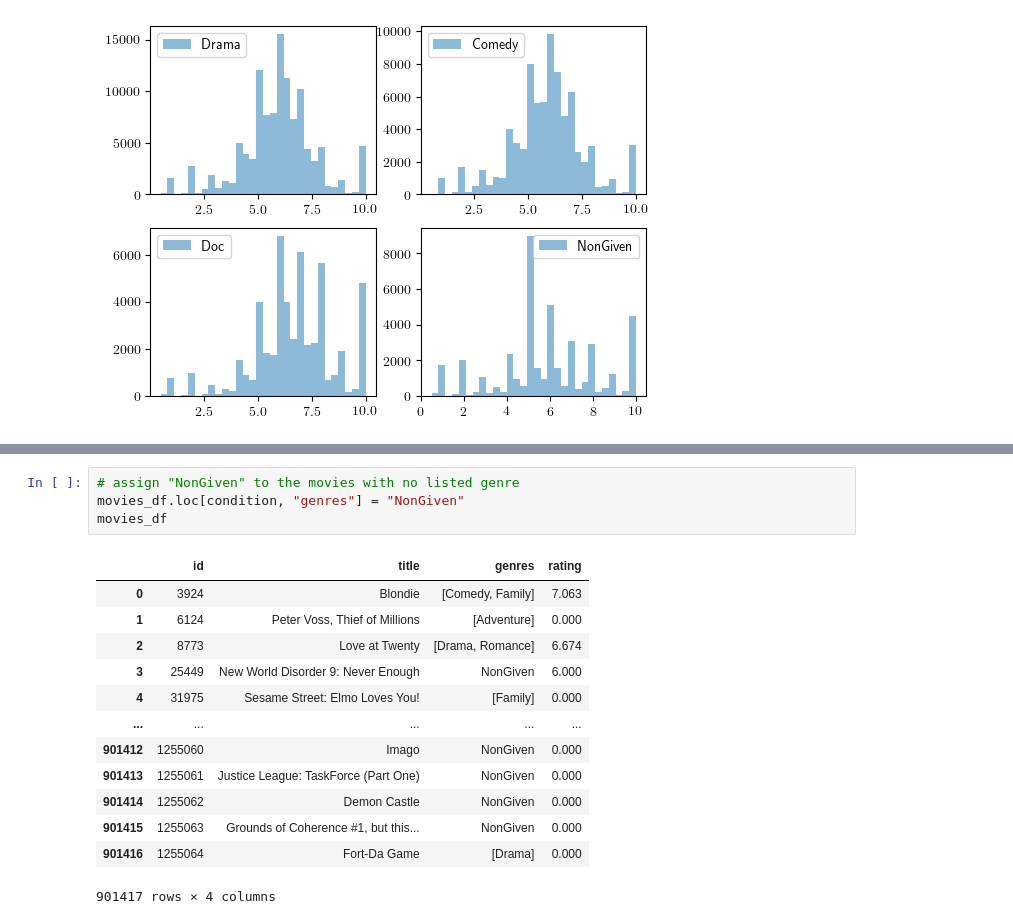
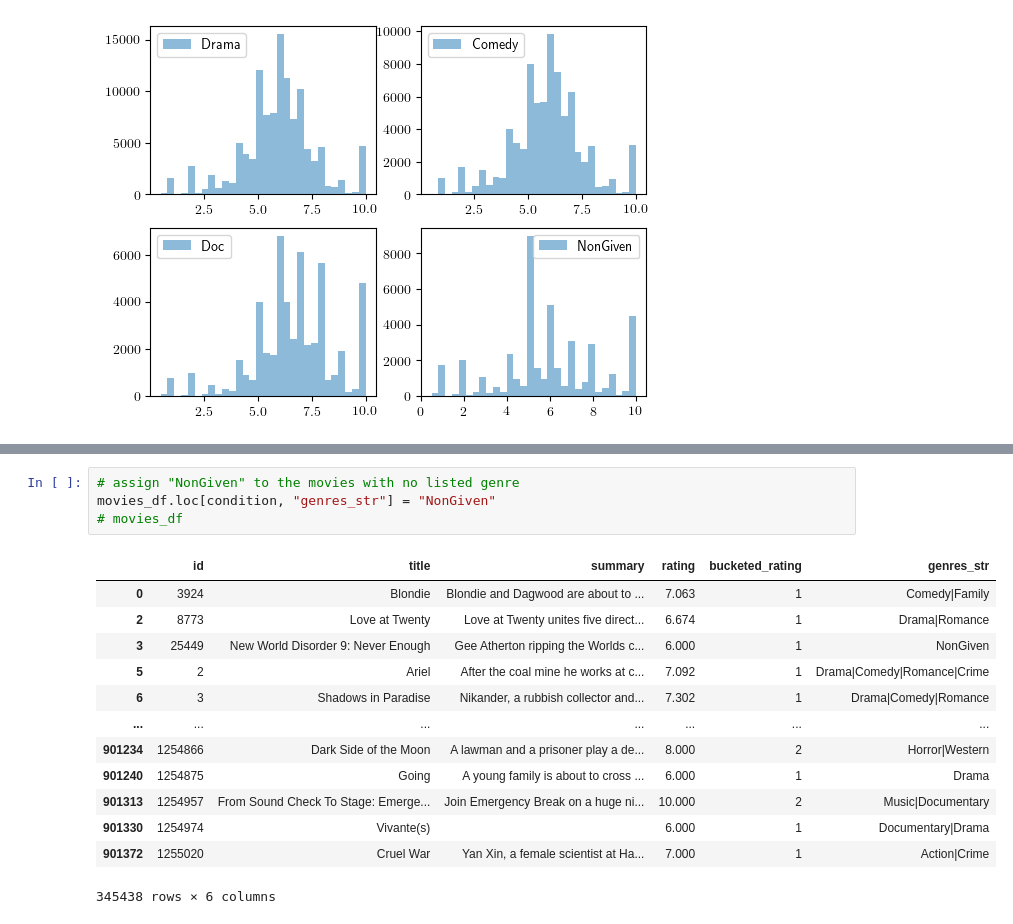
Before and after one commit to sariaslaso/movies_and_LLMs, a Jupyter notebook: predict_ratings/data_processing.ipynb, the cells around one changed output, grey strips where cells are left out. Saved outputs shown, nothing was run; the diff lists cells and outputs as text.

```diff
--- a/predict_ratings/data_processing.ipynb
+++ b/predict_ratings/data_processing.ipynb
@@ -250,18 +260,18 @@ movies_df[condition]
 # %%
 # assign "NonGiven" to the movies with no listed genre
-movies_df.loc[condition, "genres"] = "NonGiven"
-movies_df
+movies_df.loc[condition, "genres_str"] = "NonGiven"
+# movies_df
 # %% [output]
-|  | id | title | genres | rating |
-| 0 | 3924 | Blondie | [Comedy, Family] | 7.063 |
-| 1 | 6124 | Peter Voss, Thief of Millions | [Adventure] | 0.000 |
-| 2 | 8773 | Love at Twenty | [Drama, Romance] | 6.674 |
-| 3 | 25449 | New World Disorder 9: Never Enough | NonGiven | 6.000 |
-| 4 | 31975 | Sesame Street: Elmo Loves You! | [Family] | 0.000 |
-| ... | ... | ... | ... | ... |
-| 901412 | 1255060 | Imago | NonGiven | 0.000 |
-| 901413 | 1255061 | Justice League: TaskForce (Part One) | NonGiven | 0.000 |
-| 901414 | 1255062 | Demon Castle | NonGiven | 0.000 |
-| 901415 | 1255063 | Grounds of Coherence #1, but this... | NonGiven | 0.000 |
-| 901416 | 1255064 | Fort-Da Game | [Drama] | 0.000 |
+|  | id | title | summary | rating | bucketed_rating | genres_str |
+| 0 | 3924 | Blondie | Blondie and Dagwood are about to ... | 7.063 | 1 | Comedy|Family |
+| 2 | 8773 | Love at Twenty | Love at Twenty unites five direct... | 6.674 | 1 | Drama|Romance |
+| 3 | 25449 | New World Disorder 9: Never Enough | Gee Atherton ripping the Worlds c... | 6.000 | 1 | NonGiven |
+| 5 | 2 | Ariel | After the coal mine he works at c... | 7.092 | 1 | Drama|Comedy|Romance|Crime |
+| 6 | 3 | Shadows in Paradise | Nikander, a rubbish collector and... | 7.302 | 1 | Drama|Comedy|Romance |
+| ... | ... | ... | ... | ... | ... | ... |
+| 901234 | 1254866 | Dark Side of the Moon | A lawman and a prisoner play a de... | 8.000 | 2 | Horror|Western |
+| 901240 | 1254875 | Going | A young family is about to cross ... | 6.000 | 1 | Drama |
+| 901313 | 1254957 | From Sound Check To Stage: Emerge... | Join Emergency Break on a huge ni... | 10.000 | 2 | Music|Documentary |
+| 901330 | 1254974 | Vivante(s) |  | 6.000 | 1 | Documentary|Drama |
+| 901372 | 1255020 | Cruel War | Yan Xin, a female scientist at Ha... | 7.000 | 1 | Action|Crime |
-901417 rows × 4 columns
+345438 rows × 6 columns
```
Also changed, not shown: parts of 20 cells of this notebook.
